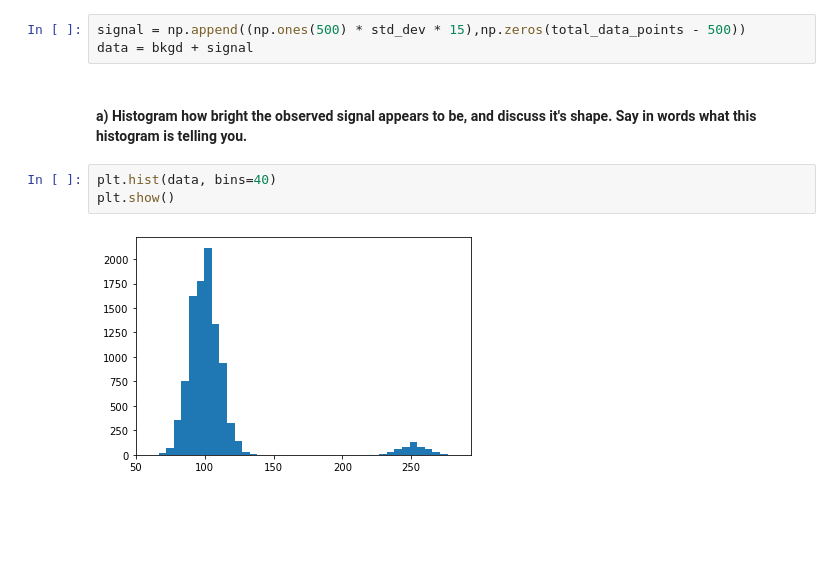
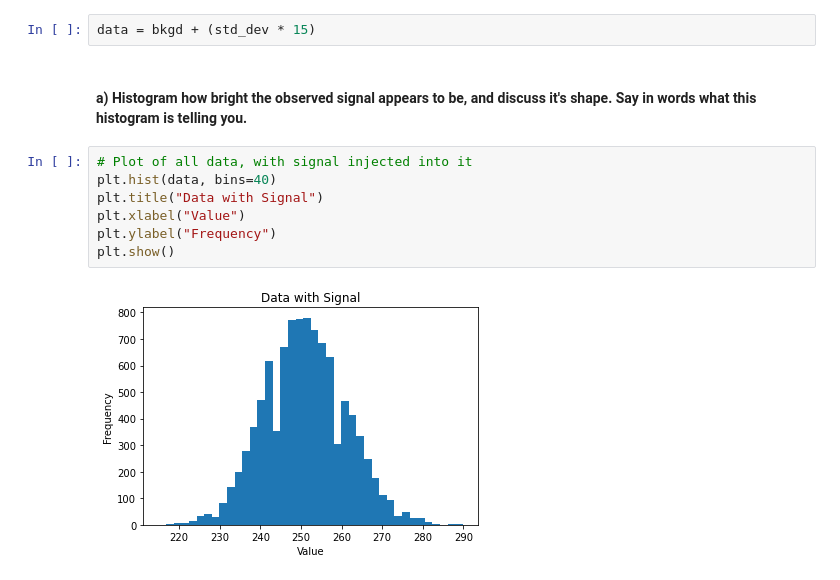
Before and after one commit to zmarucheck/Phys-434, a Jupyter notebook: Lab #6/Lab 6.ipynb, the cells around one changed output. Saved outputs shown, nothing was run; the diff lists cells and outputs as text; blank space fills up the shorter version.

```diff
--- a/Lab #6/Lab 6.ipynb
+++ b/Lab #6/Lab 6.ipynb
@@ -22,13 +30,16 @@ print("5-sigma sensitivity threshold is from " + str(mean-std_dev*5) + " to " +
 ## Problem 2
 #### Now inject a signal of known strength. You will want to make your signal moderately strong, say somewhere in the 8-30𝜎 range. Inject this signal into your background data many times.
 # %%
-signal = np.append((np.ones(500) * std_dev * 15),np.zeros(total_data_points - 500))
-data = bkgd + signal
+data = bkgd + (std_dev * 15)
 # %% [markdown]
 #### a) Histogram how bright the observed signal appears to be, and discuss it's shape. Say in words what this histogram is telling you.
 # %%
+# Plot of all data, with signal injected into it
 plt.hist(data, bins=40)
+plt.title("Data with Signal")
+plt.xlabel("Value")
+plt.ylabel("Frequency")
 plt.show()
 # %% [output]
-[figure, old version]
+[figure, new version]
 # %% [markdown]
```
Also changed, not shown: parts of 14 cells of this notebook, 1 other file.
